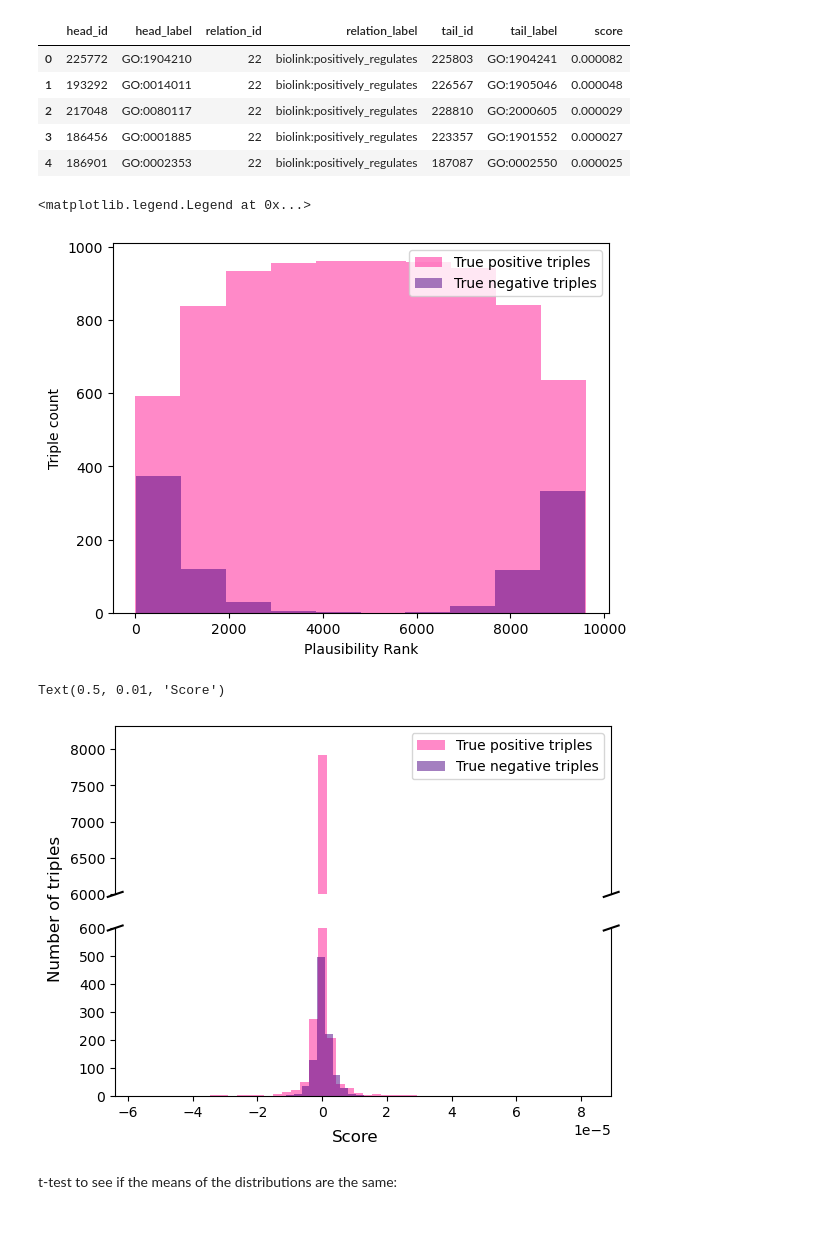
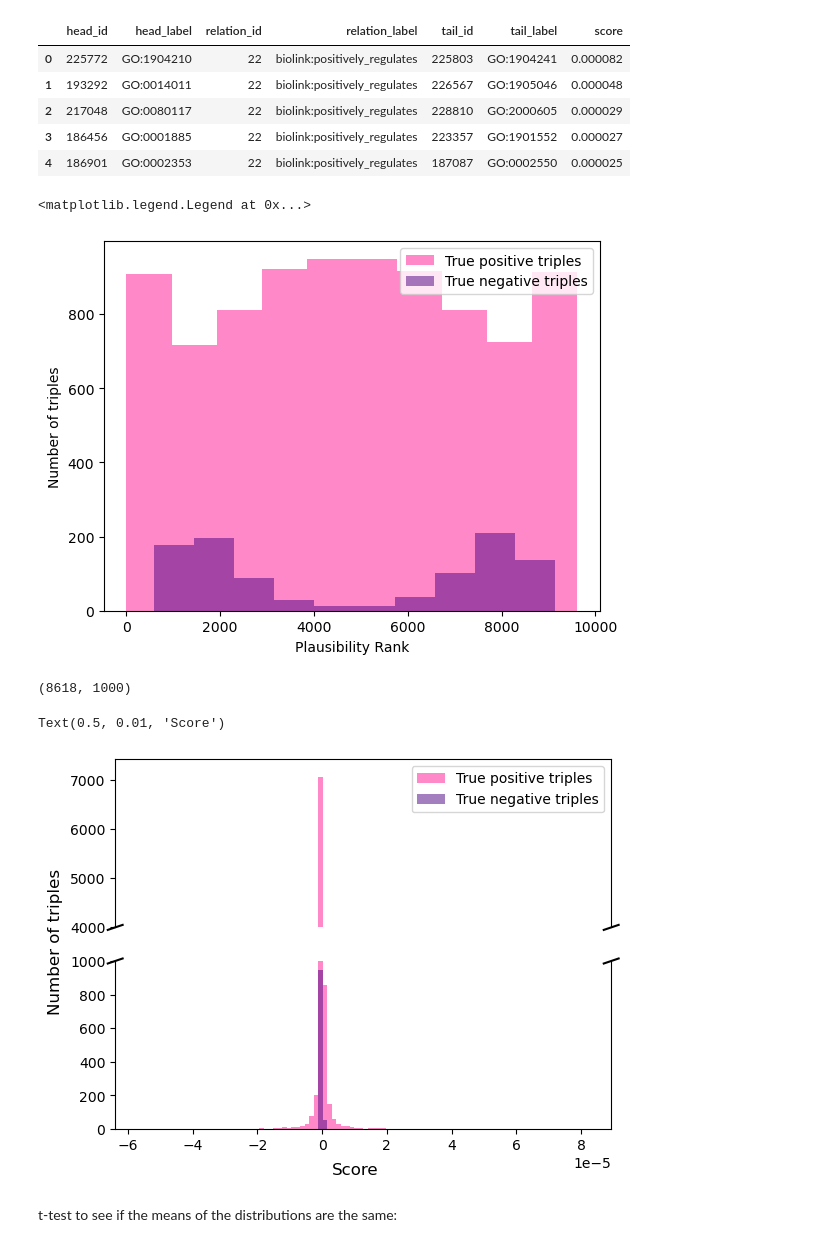
Before and after one commit to serenalotreck/literature-genes, a Jupyter notebook: notebooks/static_link_prediction.ipynb, the cells around one changed output. Drawn from its saved outputs; the diff is of its cells as text; code cells hidden in the pictures.

Commit message:
Fix label bug in GPE analysis

```diff
--- a/notebooks/static_link_prediction.ipynb
+++ b/notebooks/static_link_prediction.ipynb
@@ -883,6 +885,9 @@ kstest(pos_scores, neg_scores)
 KstestResult(statistic=0.145, pvalue=3.4307864321784606e-14, statistic_location=-2.1195594612777313e-08, statistic_sign=-1)
 # %% [markdown]
 ### Genophenoenvo
+# %%
+gpe_all_labels = list(gpe_label_map.keys())
+gpe_all_labels.remove('negative')
 # %%
 # Restore the ones from the saved training data
 gpe_train_pairs = {lab: [literal_eval(tup) for tup in gpe_train_df[gpe_train_df['label'] == gpe_label_map[lab]].index.tolist()] for lab in gpe_label_map.keys()}
@@ -893,7 +898,7 @@ gpe_test_trips = []
 gpe_negative_trips = []
 for lab, pairs in gpe_test_pairs.items():
     if lab == 'negative':
-        predicate = choice(list(gpe_label_map.keys()))
+        predicate = choice(gpe_all_labels)
         gpe_negative_trips.extend([(pair[0], predicate, pair[1]) for pair in pairs])
     else:
         predicate = lab
@@ -933,14 +938,18 @@ gpe_pos_ranks = gpe_score_df[~gpe_score_df['is_negative']].index.tolist()
 # %%
 fig, ax = plt.subplots()
 
 ax.hist(gpe_pos_ranks, color='deeppink', alpha=0.5, label='True positive triples')
 ax.hist(gpe_neg_ranks, color='indigo', alpha=0.5, label='True negative triples')
 ax.set_xlabel('Plausibility Rank')
-ax.set_ylabel('Triple count')
+ax.set_ylabel('Number of triples')
 ax.legend()
 # %% [output]
 <matplotlib.legend.Legend at 0x...>
-[figure, old version]
+[figure, new version]
+# %%
+len(gpe_pos_scores), len(gpe_neg_scores)
+# %% [output]
+(8618, 1000)
 # %%
 gpe_neg_scores = gpe_score_df[gpe_score_df['is_negative']].score.tolist()
 gpe_pos_scores = gpe_score_df[~gpe_score_df['is_negative']].score.tolist()
@@ -948,10 +957,12 @@ gpe_pos_scores = gpe_score_df[~gpe_score_df['is_negative']].score.tolist()
 # Code from https://matplotlib.org/2.0.2/examples/pylab_examples/broken_axis.html
 fig, (ax1, ax2) = plt.subplots(2, 1, sharex=True)
 
-_ = ax1.hist(gpe_pos_scores, bins=50, color='deeppink', alpha=0.5, label='True positive triples')
-_ = ax1.hist(gpe_neg_scores, color='indigo', alpha=0.5, label='True negative triples')
-_ = ax2.hist(gpe_pos_scores, bins=50, color='deeppink', alpha=0.5, label='True positive triples')
-_ = ax2.hist(gpe_neg_scores, color='indigo', alpha=0.5, label='True negative triples')
+bins = np.histogram(np.hstack((gpe_pos_scores, gpe_neg_scores)), bins=100)[1]
+
+_ = ax1.hist(gpe_pos_scores, bins, color='deeppink', alpha=0.5, label='True positive triples')
+_ = ax1.hist(gpe_neg_scores,bins,  color='indigo', alpha=0.5, label='True negative triples')
+_ = ax2.hist(gpe_pos_scores, bins, color='deeppink', alpha=0.5, label='True positive triples')
+_ = ax2.hist(gpe_neg_scores,bins,  color='indigo', alpha=0.5, label='True negative triples')
 
 # Get max y-value
 maxy = ax1.get_ylim()[1]
@@ -959,7 +970,7 @@ basemax = plt.yticks()[0][-3]
 
 # Set the y limits
 ax1.set_ylim(basemax, maxy)
-ax2.set_ylim(0, 600) # Got by trial end error
+ax2.set_ylim(0, 1000) # Got by trial end error
 
 # Finish formatting
 ax1.spines['bottom'].set_visible(False)
@@ -984,7 +995,7 @@ fig.supylabel('Number of triples')
 fig.supxlabel('Score')
 # %% [output]
 Text(0.5, 0.01, 'Score')
-[figure, old version]
+[figure, new version]
 # %% [markdown]
 t-test to see if the means of the distributions are the same:
 # %%
```
Also changed, not shown: parts of 6 cells of this notebook.
